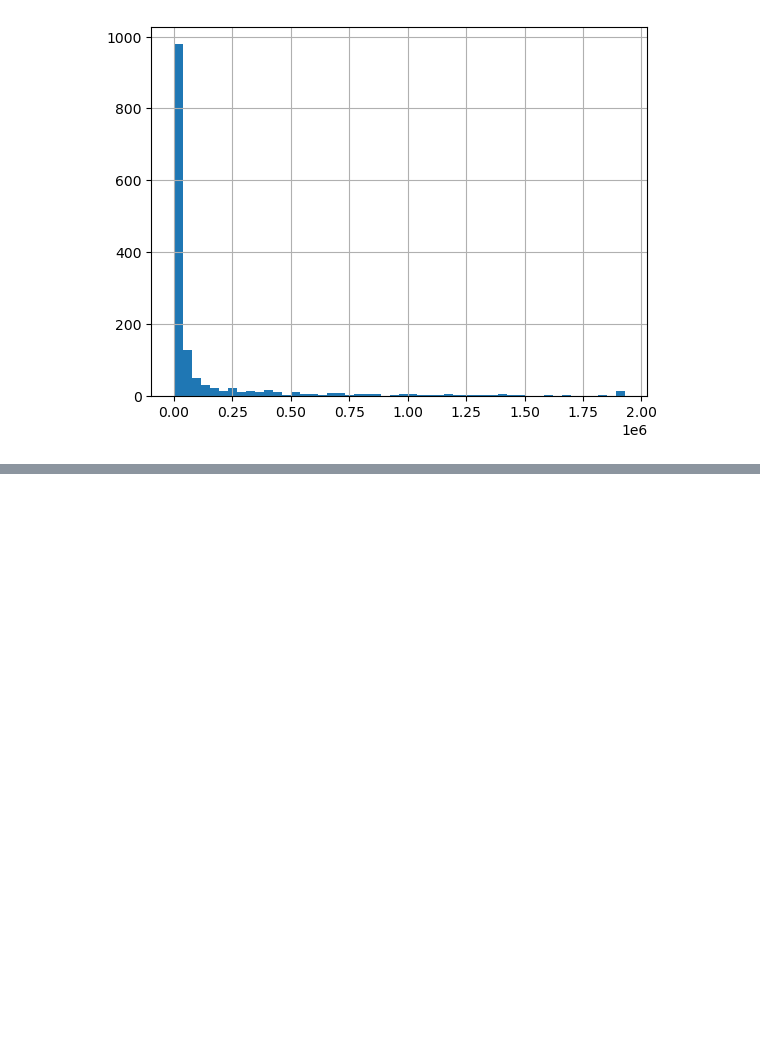
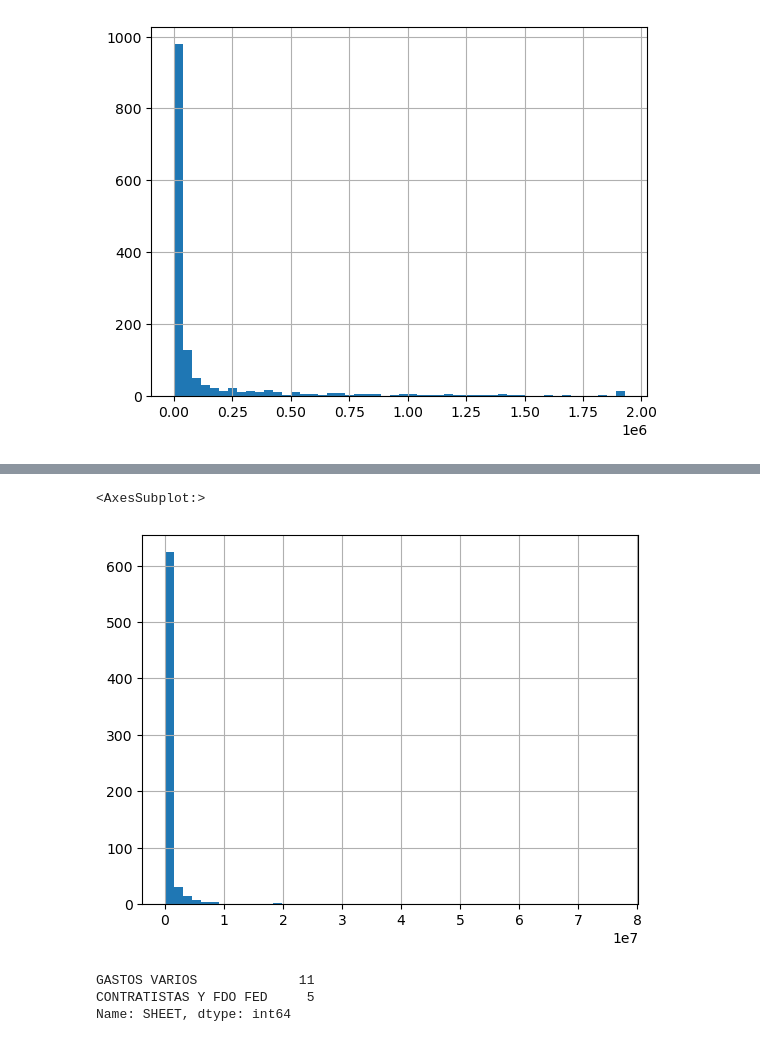
Before and after one commit to Alejolamilla/December_purchases_project, a Jupyter notebook: notebooks/02_exploration.ipynb, the cells around one changed output, grey strips where cells are left out. Cells and saved outputs as stored; diff of their text form; code cells hidden in the pictures; blank space fills up the shorter version.

```diff
--- a/notebooks/02_exploration.ipynb
+++ b/notebooks/02_exploration.ipynb
@@ -89,0 +136,13 @@ purchases[purchases["IMPORTE"] < purchases["IMPORTE"].quantile(0.95)]["IMPORTE"]
+# %%
+purchases_expenses_df = purchases[purchases["SHEET"] == "GASTOS VARIOS"]
+# %%
+purchases_expenses_df["IMPORTE"].hist(bins=50)
+# %% [output]
+<AxesSubplot:>
+[figure, added]
+# %%
+purchases[purchases['BENEFICIARIO'] == "MUNICIPIO DE LA CIUDAD DE MONTERREY"]['SHEET'].value_counts()
+# %% [output]
+GASTOS VARIOS             11
+CONTRATISTAS Y FDO FED     5
+Name: SHEET, dtype: int64
```
Also changed, not shown: parts of 8 cells of this notebook.
